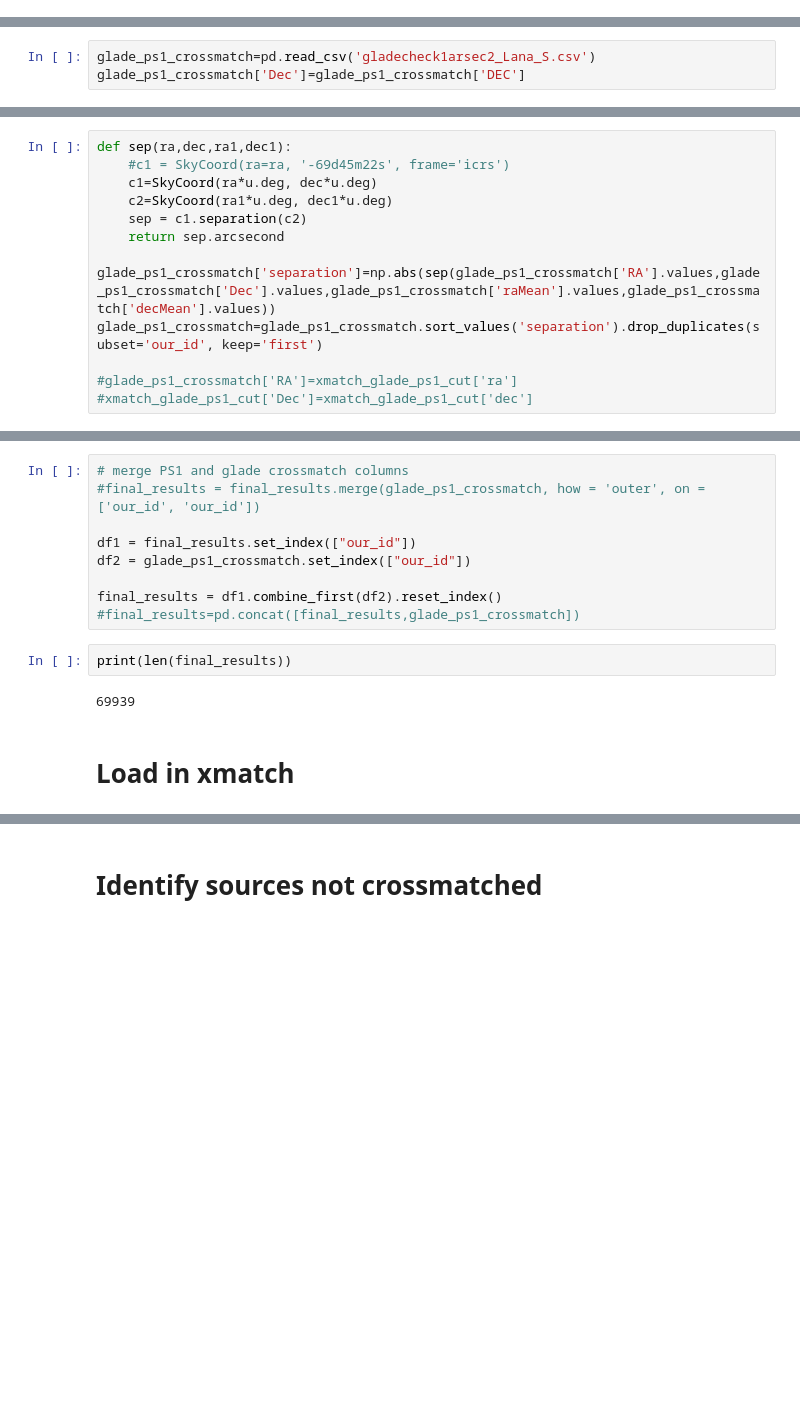
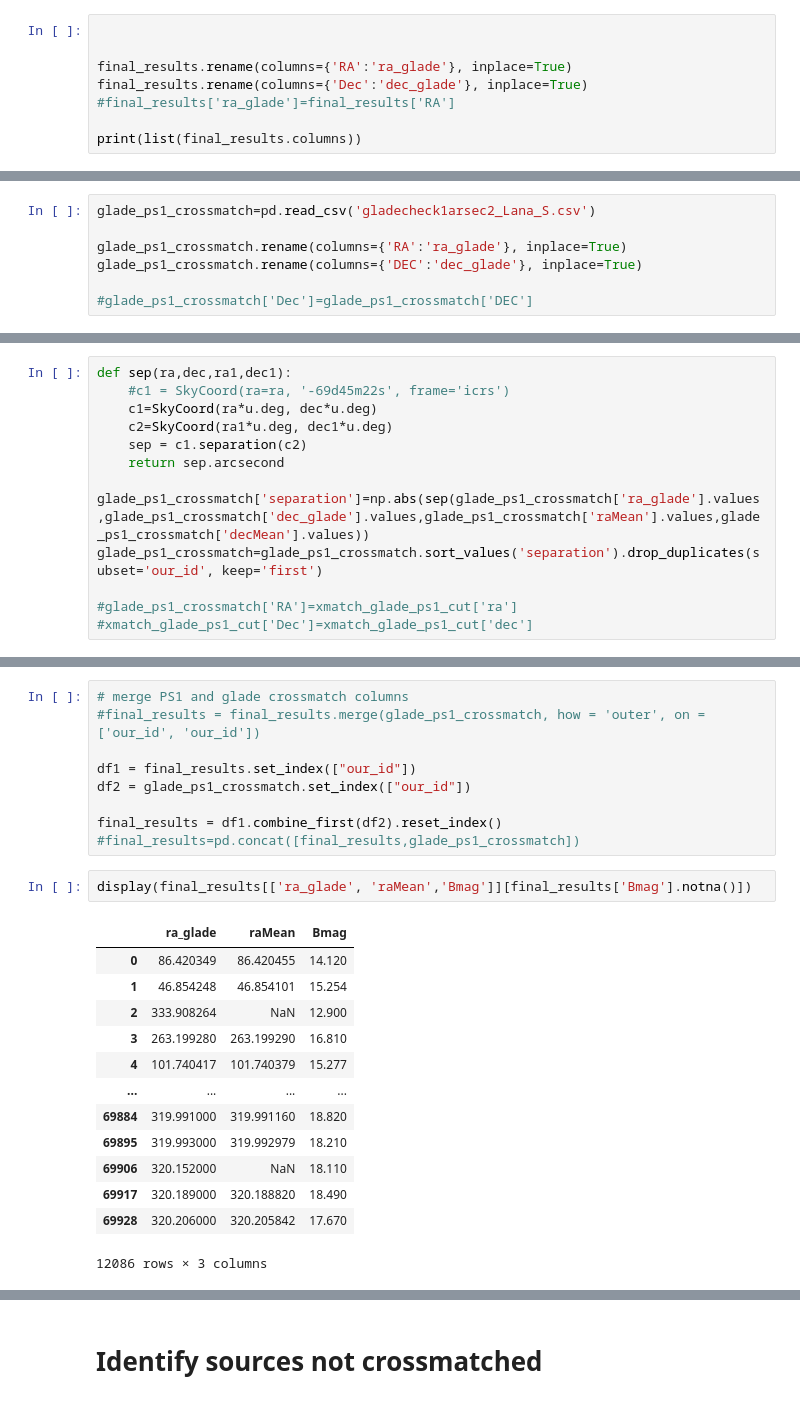
Before and after one commit to Lanasalmon/WEAVE_galaxies, a Jupyter notebook: Combine_191213_200129.ipynb, the cells around one changed output, grey strips where cells are left out. Saved outputs shown, nothing was run; the diff lists cells and outputs as text; blank space fills up the shorter version.

```diff
--- a/Combine_191213_200129.ipynb
+++ b/Combine_191213_200129.ipynb
@@ -32,0 +27,8 @@ print(list(final_results.columns))
+# %%
+
+
+final_results.rename(columns={'RA':'ra_glade'}, inplace=True)
+final_results.rename(columns={'Dec':'dec_glade'}, inplace=True)
+#final_results['ra_glade']=final_results['RA']
+
+print(list(final_results.columns))
@@ -33,6 +39,10 @@ print(list(final_results.columns))
 # %%
 glade_ps1_crossmatch=pd.read_csv('gladecheck1arsec2_Lana_S.csv')
-glade_ps1_crossmatch['Dec']=glade_ps1_crossmatch['DEC']
+
+glade_ps1_crossmatch.rename(columns={'RA':'ra_glade'}, inplace=True)
+glade_ps1_crossmatch.rename(columns={'DEC':'dec_glade'}, inplace=True)
+
+#glade_ps1_crossmatch['Dec']=glade_ps1_crossmatch['DEC']
 # %%
 print(list(glade_ps1_crossmatch.columns))
 # %% [output]
@@ -45,7 +57,7 @@ def sep(ra,dec,ra1,dec1):
     sep = c1.separation(c2)
     return sep.arcsecond
 
-glade_ps1_crossmatch['separation']=np.abs(sep(glade_ps1_crossmatch['RA'].values,glade_ps1_crossmatch['Dec'].values,glade_ps1_crossmatch['raMean'].values,glade_ps1_crossmatch['decMean'].values))
+glade_ps1_crossmatch['separation']=np.abs(sep(glade_ps1_crossmatch['ra_glade'].values,glade_ps1_crossmatch['dec_glade'].values,glade_ps1_crossmatch['raMean'].values,glade_ps1_crossmatch['decMean'].values))
 glade_ps1_crossmatch=glade_ps1_crossmatch.sort_values('separation').drop_duplicates(subset='our_id', keep='first')
 
 #glade_ps1_crossmatch['RA']=xmatch_glade_ps1_cut['ra']
@@ -59,9 +73,19 @@ df2 = glade_ps1_crossmatch.set_index(["our_id"])
 
 final_results = df1.combine_first(df2).reset_index()
 #final_results=pd.concat([final_results,glade_ps1_crossmatch])
-# %%
-print(len(final_results))
-# %% [output]
-69939
-# %% [markdown]
-# Load in xmatch
+# %%
+display(final_results[['ra_glade', 'raMean','Bmag']][final_results['Bmag'].notna()])
+# %% [output]
+|  | ra_glade | raMean | Bmag |
+| 0 | 86.420349 | 86.420455 | 14.120 |
+| 1 | 46.854248 | 46.854101 | 15.254 |
+| 2 | 333.908264 | NaN | 12.900 |
+| 3 | 263.199280 | 263.199290 | 16.810 |
+| 4 | 101.740417 | 101.740379 | 15.277 |
+| ... | ... | ... | ... |
+| 69884 | 319.991000 | 319.991160 | 18.820 |
+| 69895 | 319.993000 | 319.992979 | 18.210 |
+| 69906 | 320.152000 | NaN | 18.110 |
+| 69917 | 320.189000 | 320.188820 | 18.490 |
+| 69928 | 320.206000 | 320.205842 | 17.670 |
+12086 rows × 3 columns
```
Also changed, not shown: parts of 33 cells of this notebook, 2 other files.
